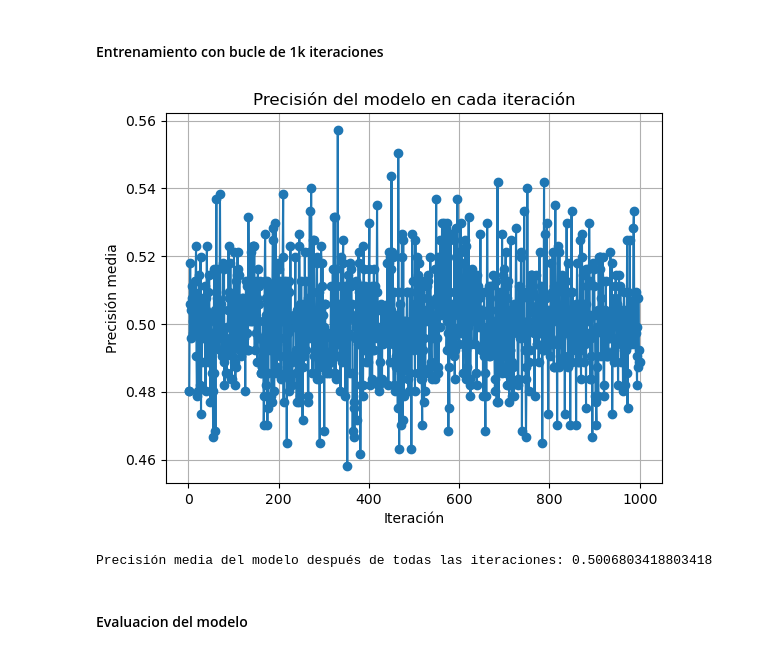
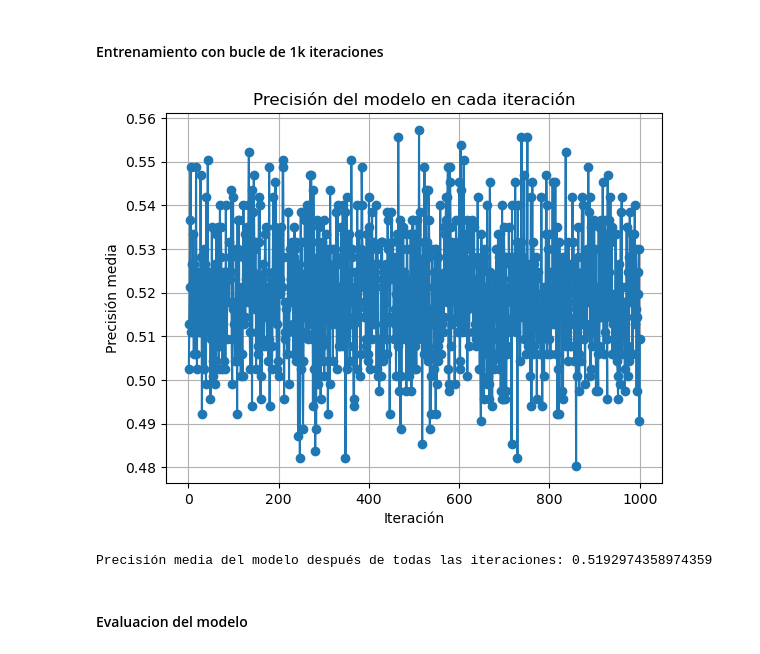
Before and after one commit to cmarty02/DATACADABRA_DataProject_3, a Jupyter notebook: data_raw/Data_Project_3_Cris.ipynb, the cells around one changed output. Cells and saved outputs as stored; diff of their text form; code cells hidden in the pictures.

```diff
--- a/data_raw/Data_Project_3_Cris.ipynb
+++ b/data_raw/Data_Project_3_Cris.ipynb
@@ -758,7 +758,7 @@ dtype: int64
 ##### **Opcion 3** - KNN (K-Nearest Neighbors): imputa los valores faltantes utilizando los valores de las observaciones más similares en función de otras variables. Calcula los vecinos más cercanos y usar sus valores para imputar los valores faltantes. Se aplica solo a variables float
 # %%
 
-train_copy_knn =  train_copy_b.copy()
+train_copy_knn =  train.copy()
 
 # Imputar valores faltantes para variables float
 numeric_imputer = KNNImputer()
@@ -1010,7 +1010,8 @@ df_dummy.drop('ca_3', axis=1, inplace=True)
 df_dummy.drop('slope_3', axis=1, inplace=True)
 df_dummy.drop('thal_7', axis=1, inplace=True)
 
-df_dummy.drop('trestbps', axis=1, inplace=True)############
+#df_dummy.drop('thalach', axis=1, inplace=True)############
+#df_dummy.drop('trestbps', axis=1, inplace=True)############
 #df_dummy.drop('oldpeak', axis=1, inplace=True)############
 
 
@@ -1173,15 +1171,0 @@ test
-# %%
-#Copia del df
-test_copy_a =  test.copy()
-
-# Iterar sobre las columnas int y reemplazar los NaN con el valor más frecuente
-for col in int_cols:
-    test_copy_a[col].fillna(test_copy_a[col].mode()[0], inplace=True)
-
-
-# Iterar sobre las columnas float y reemplazar los NaN con la media
-for col in float_cols:
-    test_copy_a[col].fillna(test_copy_a[col].median(), inplace=True)
-
-
-test_copy_a
@@ -1459,10 +1641,10 @@ from sklearn.linear_model import LogisticRegression
 import matplotlib.pyplot as plt
 from sklearn.pipeline import make_pipeline
 
-df_train = df_dummy
+df_train = df_dummy.copy()
 
 # Separación entre Label y las variables independientes
-X = df_train.drop('label', axis=1)  # Variables independientes
+X = df_train[selected_features]  # Variables independientes
 y = df_train['label']  # Variable dependiente
 
 # Escalar características y ajustar el modelo de regresión logística en un pipeline
@@ -1472,35 +1654,35 @@ model = LogisticRegression(max_iter=1000)
 # Pipeline: Escalado de características y modelo de regresión logística
 pipeline = make_pipeline(scaler, model)
 
 # Inicializar el vector para almacenar los indicadores del modelo en cada iteración
 model_scores = []
 
 # Iterar sobre 1000 iteraciones
 for i in range(1000):
     # Dividir los datos en conjuntos de entrenamiento y prueba
     X_train, X_test, y_train, y_test = train_test_split(X, y, test_size=0.2, random_state=i)
 
     # Ajustar el modelo con los datos de entrenamiento
     pipeline.fit(X_train, y_train)
 
     # Calcular la precisión del modelo usando validación cruzada k-fold
     accuracy = np.mean(cross_val_score(pipeline, X_train, y_train, cv=5))
     model_scores.append(accuracy)
 
 # Visualización de la precisión del modelo en cada iteración
 plt.plot(range(1, 1001), model_scores, marker='o', linestyle='-')
 plt.xlabel('Iteración')
 plt.ylabel('Precisión media')
 plt.title('Precisión del modelo en cada iteración')
 plt.grid(True)
 plt.show()
 
 # Calcular la precisión media del modelo después de todas las iteraciones
 mean_accuracy = np.mean(model_scores)
 print("Precisión media del modelo después de todas las iteraciones:", mean_accuracy)
 # %% [output]
-[figure, old version]
+[figure, new version]
-Precisión media del modelo después de todas las iteraciones: 0.5006803418803418
+Precisión media del modelo después de todas las iteraciones: 0.5192974358974359
 # %% [markdown]
 #### Evaluacion del modelo
 # %%
```
Also changed, not shown: parts of 18 cells of this notebook, 1 other file.
